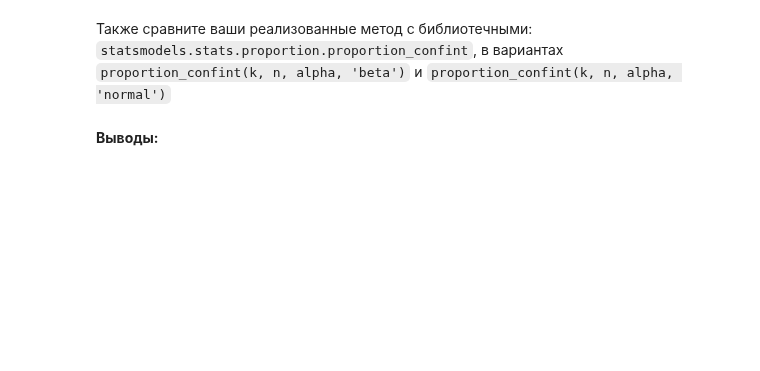
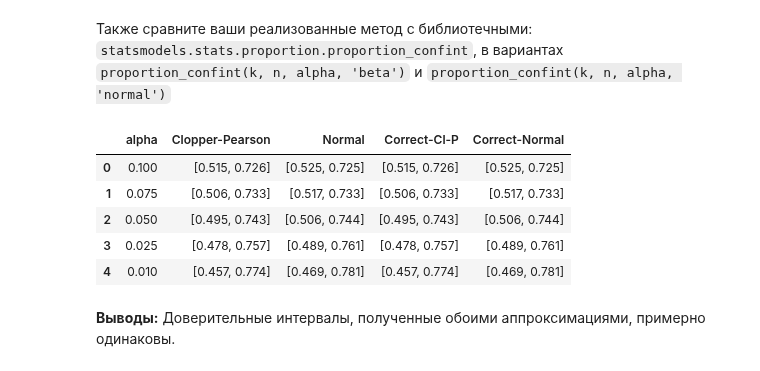
Before and after one commit to CrafterKolyan/applied-statistical-data-analysis, a Jupyter notebook: task2/Task2_Nikolay_Korolev.ipynb, the cells around one changed output. Saved outputs shown, nothing was run; the diff lists cells and outputs as text; code cells hidden in the pictures; blank space fills up the shorter version.

```diff
--- a/task2/Task2_Nikolay_Korolev.ipynb
+++ b/task2/Task2_Nikolay_Korolev.ipynb
@@ -111,0 +186,13 @@ plt.show()
+# %%
+p = np.linspace(0, 1, 100)
+
+bin_test = [sp.stats.binom_test(sum(X), n=len(X), p=x, alternative='greater') for x in p]
+my_test = [get_pvalue(sum(X), len(X) - sum(X), x) for x in p]
+
+sns.lineplot(p, my_test, label='my_test')
+sns.lineplot(p, bin_test, label='bin_test')
+plt.title(f"pvalue by p (n = {n}, np = {sum(X)})")
+plt.xlabel("p")
+plt.ylabel("pvalue")
+plt.legend()
+plt.show()
@@ -165,2 +293,10 @@ def bin_clopper_pearson(data, alpha=0.05):
+# %%
+def bin_clopper_pearson(data, alpha=0.05):
+    success = sum(data)
+    fail = len(data) - success
+    p = alpha / 2
+    low = sp.stats.beta.ppf(p, success, fail + 1)
+    high = sp.stats.beta.ppf(1 - p, success + 1, fail)
+    return low, high
 # %% [markdown]
 А также с помощью __нормальной__ аппроксимации
@@ -171,3 +303,8 @@ def bin_normal_approx(data, alpha=0.05):
+# %%
+def bin_normal_approx(data, alpha=0.05):
+    p = sum(data) / len(data)
+    inc = np.sqrt(p * (1 - p) / len(data)) * sp.stats.norm.ppf(1 - alpha / 2)
+    return p - inc, p + inc
 # %% [markdown]
 Сравните результаты и сделайте выводы.
 # %%
@@ -182,4 +324,15 @@ TypeError: unsupported operand type(s) for *: 'NoneType' and 'float'
 # %% [markdown]
 Также сравните ваши реализованные метод с библиотечными: `statsmodels.stats.proportion.proportion_confint`, в вариантах  `proportion_confint(k, n, alpha, 'beta')` и `proportion_confint(k, n, alpha, 'normal')`
-# %% [markdown]
-**Выводы:**
+# %%
+res['Correct-Cl-P'] = [np.round(proportion_confint(sum(Y), len(Y), alpha, 'beta'), 3) for alpha in alpha_list]
+res['Correct-Normal'] = [np.round(proportion_confint(sum(Y), len(Y), alpha, 'normal'), 3) for alpha in alpha_list]
+res
+# %% [output]
+|  | alpha | Clopper-Pearson | Normal | Correct-Cl-P | Correct-Normal |
+| 0 | 0.100 | [0.515, 0.726] | [0.525, 0.725] | [0.515, 0.726] | [0.525, 0.725] |
+| 1 | 0.075 | [0.506, 0.733] | [0.517, 0.733] | [0.506, 0.733] | [0.517, 0.733] |
+| 2 | 0.050 | [0.495, 0.743] | [0.506, 0.744] | [0.495, 0.743] | [0.506, 0.744] |
+| 3 | 0.025 | [0.478, 0.757] | [0.489, 0.761] | [0.478, 0.757] | [0.489, 0.761] |
+| 4 | 0.010 | [0.457, 0.774] | [0.469, 0.781] | [0.457, 0.774] | [0.469, 0.781] |
+# %% [markdown]
+**Выводы:** Доверительные интервалы, полученные обоими аппроксимациями, примерно одинаковы.
```
Also changed, not shown: parts of 38 cells of this notebook.
